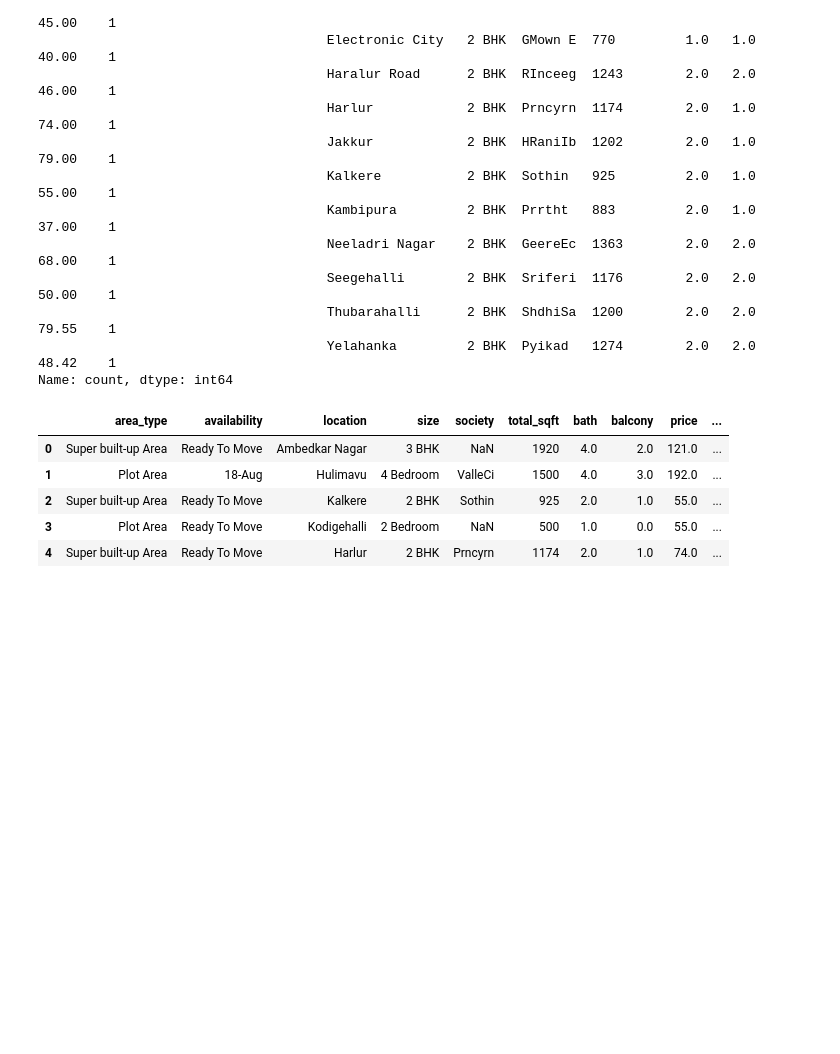
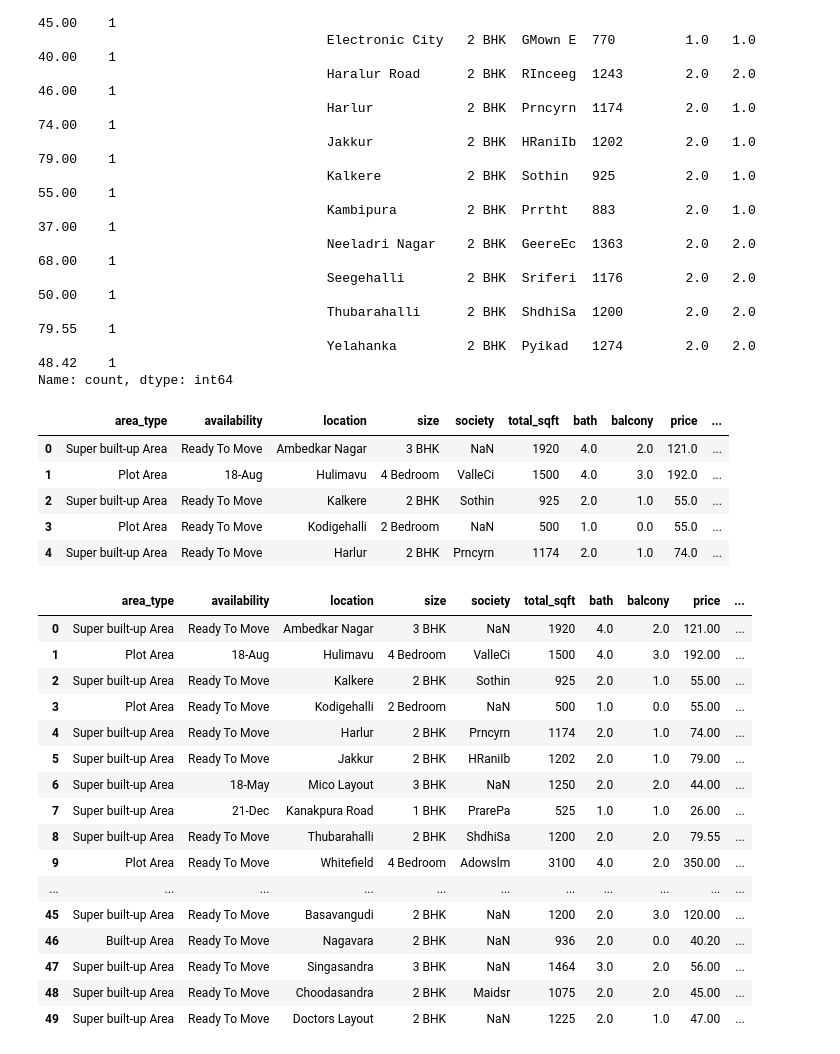
Before and after one commit to tomjames156/Pandas-Matplotlib-and-Seaborn-Basics, a Jupyter notebook: Chapter 2/Exercise/Untitled.ipynb, the cells around one changed output. Cells and saved outputs as stored; diff of their text form; code cells hidden in the pictures; blank space fills up the shorter version.

```diff
--- a/Chapter 2/Exercise/Untitled.ipynb
+++ b/Chapter 2/Exercise/Untitled.ipynb
@@ -66,3 +66,33 @@ df.head(5)
 | 2 | Super built-up Area | Ready To Move | Kalkere | 2 BHK | Sothin | 925 | 2.0 | 1.0 | 55.0 | ... |
 | 3 | Plot Area | Ready To Move | Kodigehalli | 2 Bedroom | NaN | 500 | 1.0 | 0.0 | 55.0 | ... |
 | 4 | Super built-up Area | Ready To Move | Harlur | 2 BHK | Prncyrn | 1174 | 2.0 | 1.0 | 74.0 | ... |
+# %%
+min_price = df.price.min()
+min_price
+
+not_sus = df[df.price > min_price]
+not_sus
+
+mean_price = df.price.mean()
+mean_price
+
+average_priced_houses = df[df.price > mean_price]
+not_sus
+# %% [output]
+|  | area_type | availability | location | size | society | total_sqft | bath | balcony | price | ... |
+| 0 | Super built-up Area | Ready To Move | Ambedkar Nagar | 3 BHK | NaN | 1920 | 4.0 | 2.0 | 121.00 | ... |
+| 1 | Plot Area | 18-Aug | Hulimavu | 4 Bedroom | ValleCi | 1500 | 4.0 | 3.0 | 192.00 | ... |
+| 2 | Super built-up Area | Ready To Move | Kalkere | 2 BHK | Sothin | 925 | 2.0 | 1.0 | 55.00 | ... |
+| 3 | Plot Area | Ready To Move | Kodigehalli | 2 Bedroom | NaN | 500 | 1.0 | 0.0 | 55.00 | ... |
+| 4 | Super built-up Area | Ready To Move | Harlur | 2 BHK | Prncyrn | 1174 | 2.0 | 1.0 | 74.00 | ... |
+| 5 | Super built-up Area | Ready To Move | Jakkur | 2 BHK | HRaniIb | 1202 | 2.0 | 1.0 | 79.00 | ... |
+| 6 | Super built-up Area | 18-May | Mico Layout | 3 BHK | NaN | 1250 | 2.0 | 2.0 | 44.00 | ... |
+| 7 | Super built-up Area | 21-Dec | Kanakpura Road | 1 BHK | PrarePa | 525 | 1.0 | 1.0 | 26.00 | ... |
+| 8 | Super built-up Area | Ready To Move | Thubarahalli | 2 BHK | ShdhiSa | 1200 | 2.0 | 2.0 | 79.55 | ... |
+| 9 | Plot Area | Ready To Move | Whitefield | 4 Bedroom | Adowslm | 3100 | 4.0 | 2.0 | 350.00 | ... |
+| ... | ... | ... | ... | ... | ... | ... | ... | ... | ... | ... |
+| 45 | Super built-up Area | Ready To Move | Basavangudi | 2 BHK | NaN | 1200 | 2.0 | 3.0 | 120.00 | ... |
+| 46 | Built-up Area | Ready To Move | Nagavara | 2 BHK | NaN | 936 | 2.0 | 0.0 | 40.20 | ... |
+| 47 | Super built-up Area | Ready To Move | Singasandra | 3 BHK | NaN | 1464 | 3.0 | 2.0 | 56.00 | ... |
+| 48 | Super built-up Area | Ready To Move | Choodasandra | 2 BHK | Maidsr | 1075 | 2.0 | 2.0 | 45.00 | ... |
+| 49 | Super built-up Area | Ready To Move | Doctors Layout | 2 BHK | NaN | 1225 | 2.0 | 1.0 | 47.00 | ... |
```
